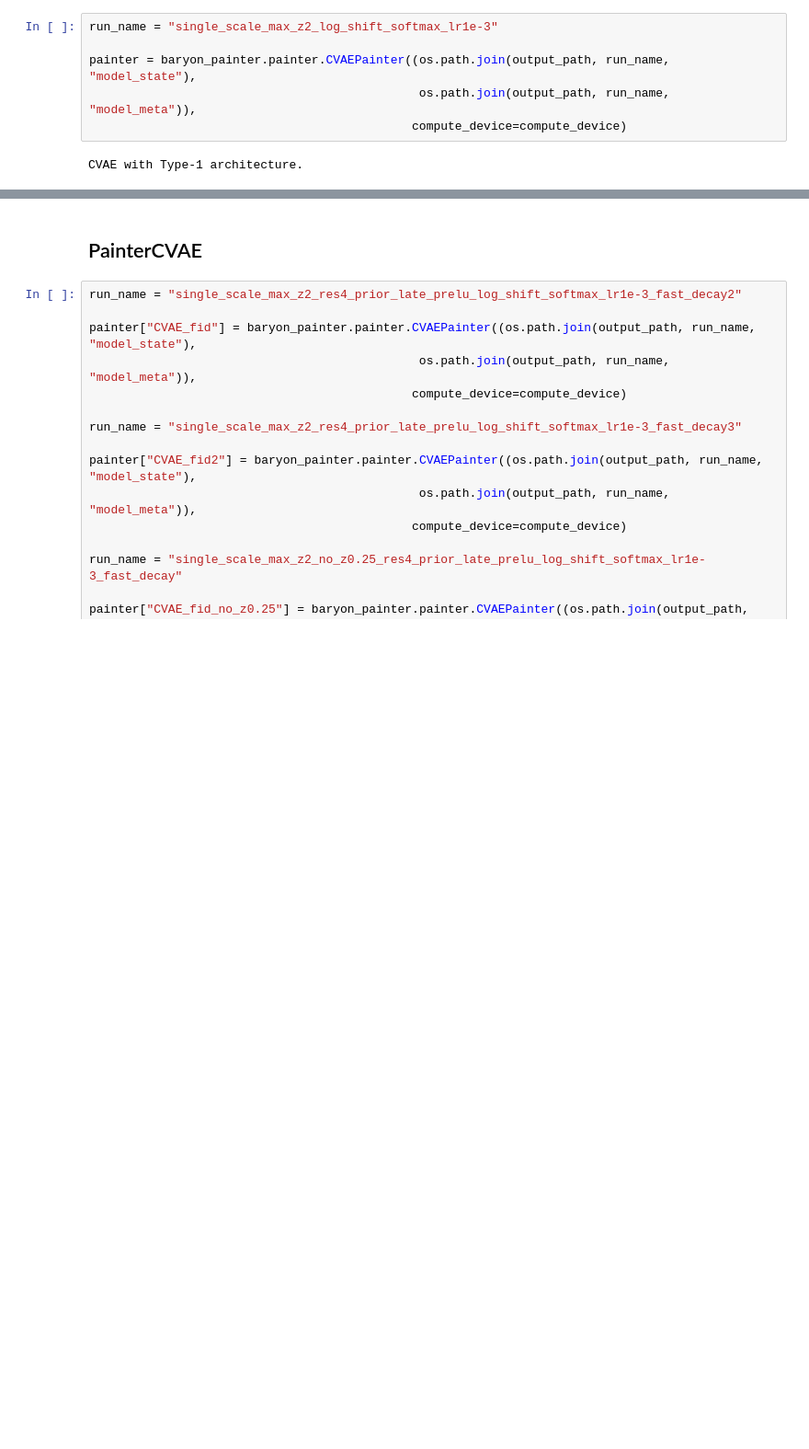
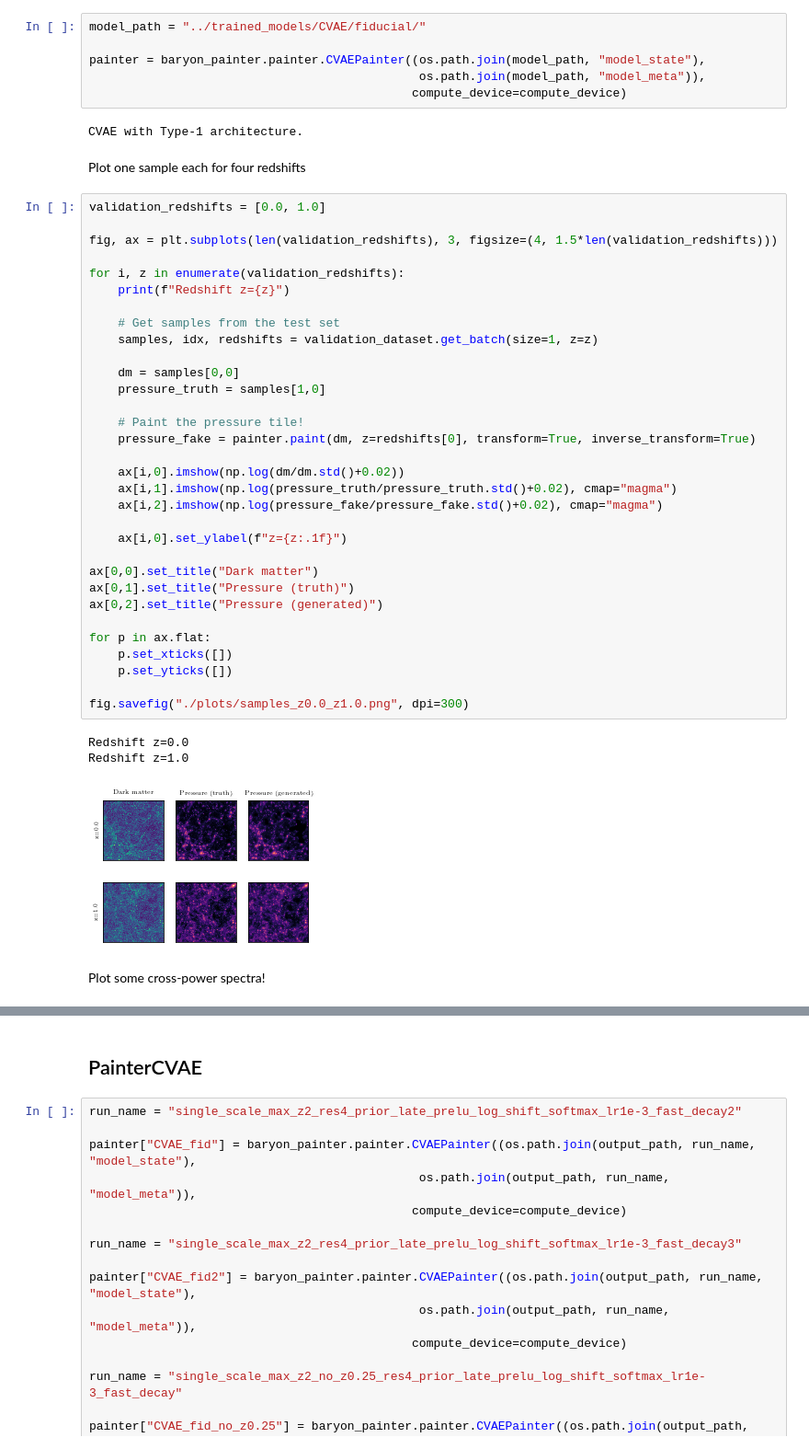
Before and after one commit to tilmantroester/baryon_painter, a Jupyter notebook: notebooks/validation_plots.ipynb, the cells around one changed output, grey strips where cells are left out. Shown: that part at 92% size. Saved outputs shown, nothing was run; the diff lists cells and outputs as text; blank space fills up the shorter version.

Commit message:
Updated validation notebook.

```diff
--- a/notebooks/validation_plots.ipynb
+++ b/notebooks/validation_plots.ipynb
@@ -45,13 +45,53 @@ validation_dataset = datasets.BAHAMASDataset(files=training_files_info, root_pat
                                              scale_to_SLICS=True,
                                             )
 # %%
-run_name = "single_scale_max_z2_log_shift_softmax_lr1e-3"
+model_path = "../trained_models/CVAE/fiducial/"
 
-painter = baryon_painter.painter.CVAEPainter((os.path.join(output_path, run_name, "model_state"),
-                                              os.path.join(output_path, run_name, "model_meta")),
+painter = baryon_painter.painter.CVAEPainter((os.path.join(model_path, "model_state"),
+                                              os.path.join(model_path, "model_meta")),
                                              compute_device=compute_device)
 # %% [output]
 CVAE with Type-1 architecture.
+# %% [markdown]
+Plot one sample each for four redshifts
+# %%
+validation_redshifts = [0.0, 1.0]
+
+fig, ax = plt.subplots(len(validation_redshifts), 3, figsize=(4, 1.5*len(validation_redshifts)))
+
+for i, z in enumerate(validation_redshifts):
+    print(f"Redshift z={z}")
+
+    # Get samples from the test set
+    samples, idx, redshifts = validation_dataset.get_batch(size=1, z=z)
+
+    dm = samples[0,0]
+    pressure_truth = samples[1,0]
+
+    # Paint the pressure tile!
+    pressure_fake = painter.paint(dm, z=redshifts[0], transform=True, inverse_transform=True)
+
+    ax[i,0].imshow(np.log(dm/dm.std()+0.02))
+    ax[i,1].imshow(np.log(pressure_truth/pressure_truth.std()+0.02), cmap="magma")
+    ax[i,2].imshow(np.log(pressure_fake/pressure_fake.std()+0.02), cmap="magma")
+
+    ax[i,0].set_ylabel(f"z={z:.1f}")
+
+ax[0,0].set_title("Dark matter")
+ax[0,1].set_title("Pressure (truth)")
+ax[0,2].set_title("Pressure (generated)")
+
+for p in ax.flat:
+    p.set_xticks([])
+    p.set_yticks([])
+
+fig.savefig("./plots/samples_z0.0_z1.0.png", dpi=300)
+# %% [output]
+Redshift z=0.0
+Redshift z=1.0
+[figure, added]
+# %% [markdown]
+Plot some cross-power spectra!
 # %%
 n_sample = 16
 validation_redshifts = [0.0, 0.5, 1.0, 2.0,]
```
Also changed, not shown: parts of 3 cells of this notebook.
